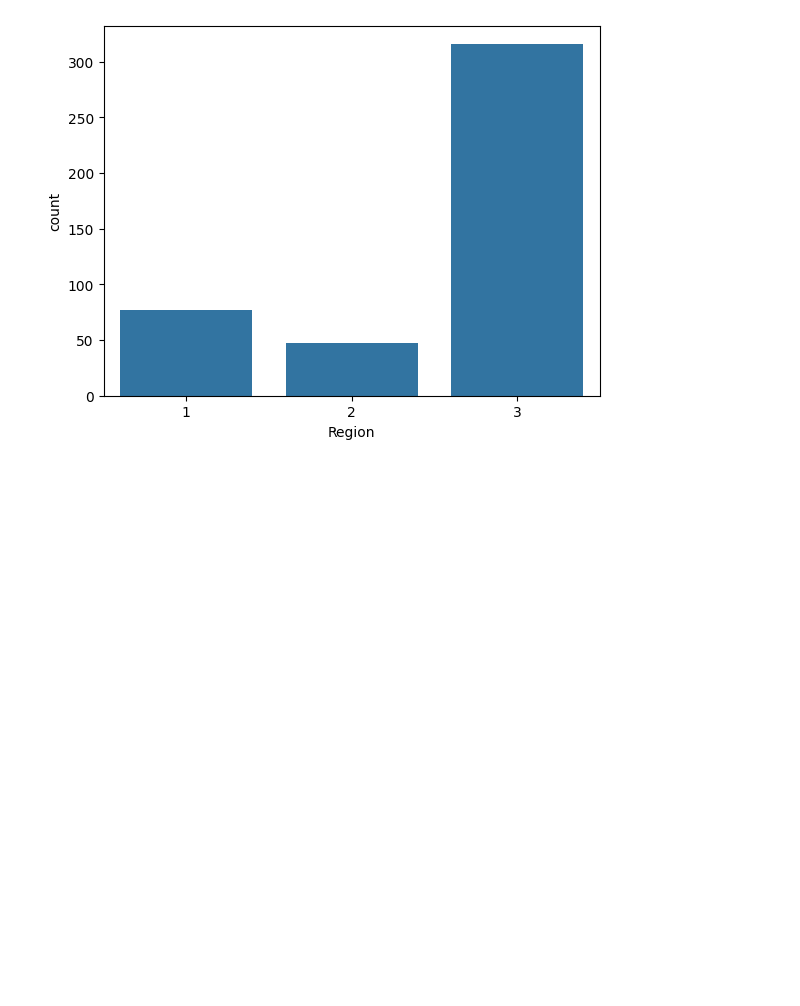
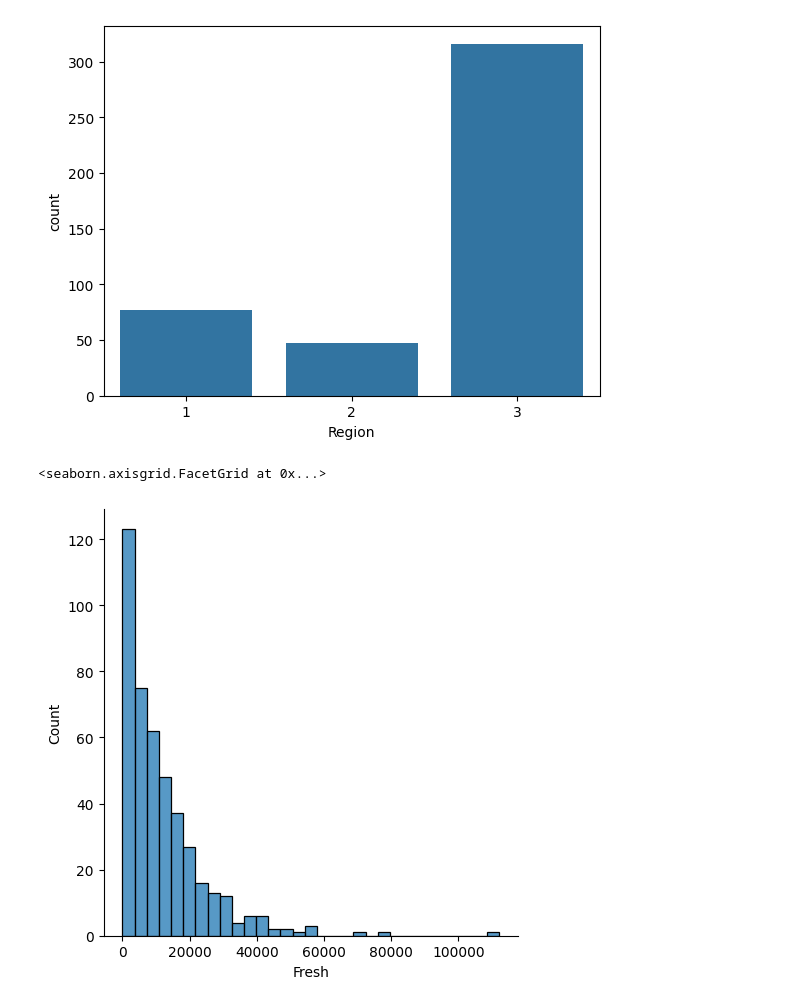
Before and after one commit to ChetanGoud77/AD-PYTHON, a Jupyter notebook: DAY_21.ipynb, the cells around one changed output. Saved outputs shown, nothing was run; the diff lists cells and outputs as text; code cells hidden in the pictures; blank space fills up the shorter version.

```diff
--- a/DAY_21.ipynb
+++ b/DAY_21.ipynb
@@ -113,3 +113,8 @@ sns.countplot(x='Region', data=df)
 # %% [output]
 <Axes: xlabel='Region', ylabel='count'>
 [figure]
+# %%
+sns.displot(df['Fresh'])
+# %% [output]
+<seaborn.axisgrid.FacetGrid at 0x...>
+[figure, added]
```
Also changed, not shown: parts of 4 cells of this notebook.
